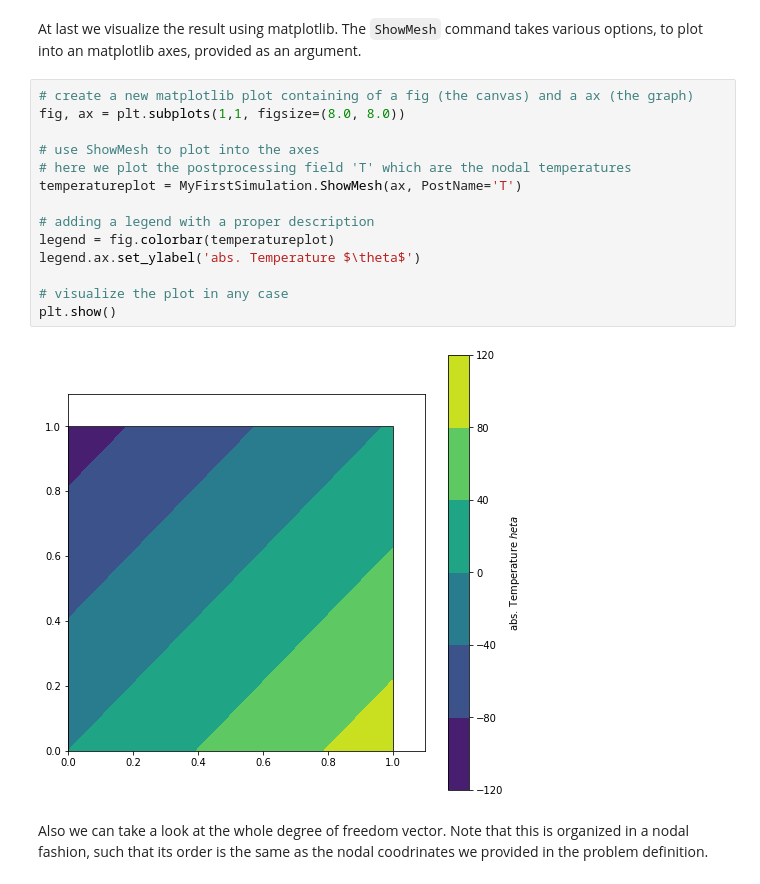
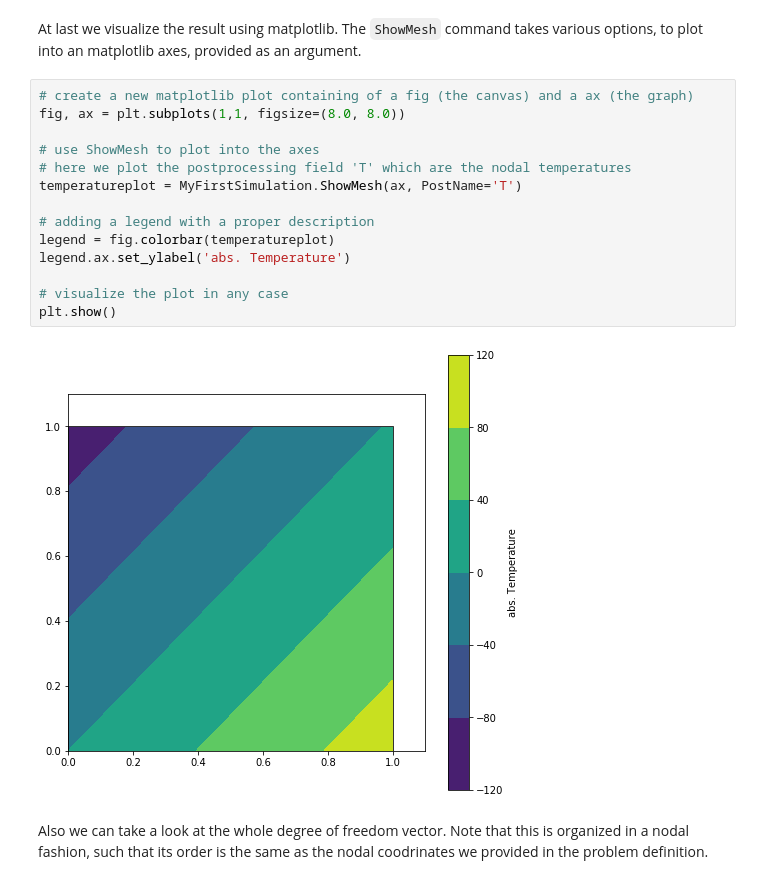
Before and after one commit to 5A5H/PyFEMP, a Jupyter notebook: Introduction.ipynb, the cells around one changed output. Saved outputs shown, nothing was run; the diff lists cells and outputs as text.

```diff
--- a/Introduction.ipynb
+++ b/Introduction.ipynb
@@ -151,19 +151,19 @@ The `ShowMesh` command takes various options, to plot into an matplotlib axes, p
 # %%
 # create a new matplotlib plot containing of a fig (the canvas) and a ax (the graph)
 fig, ax = plt.subplots(1,1, figsize=(8.0, 8.0))
 
 # use ShowMesh to plot into the axes
 # here we plot the postprocessing field 'T' which are the nodal temperatures
 temperatureplot = MyFirstSimulation.ShowMesh(ax, PostName='T')
 
 # adding a legend with a proper description
 legend = fig.colorbar(temperatureplot)
-legend.ax.set_ylabel('abs. Temperature $\theta$')
+legend.ax.set_ylabel('abs. Temperature')
 
 # visualize the plot in any case
 plt.show()
 # %% [output]
-[figure, old version]
+[figure, new version]
 # %% [markdown]
 Also we can take a look at the whole degree of freedom vector. Note that this is organized in a nodal fashion, such that its order is the same as the nodal coodrinates we provided in the problem definition.
 # %%
```
Also changed, not shown: parts of 32 cells of this notebook, 1 other file.
